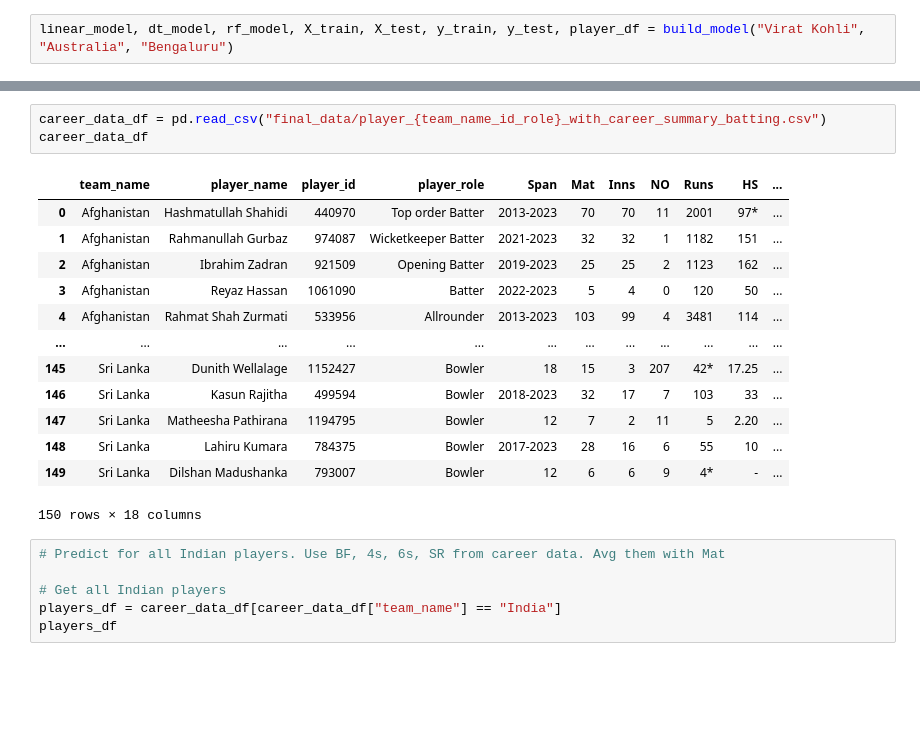
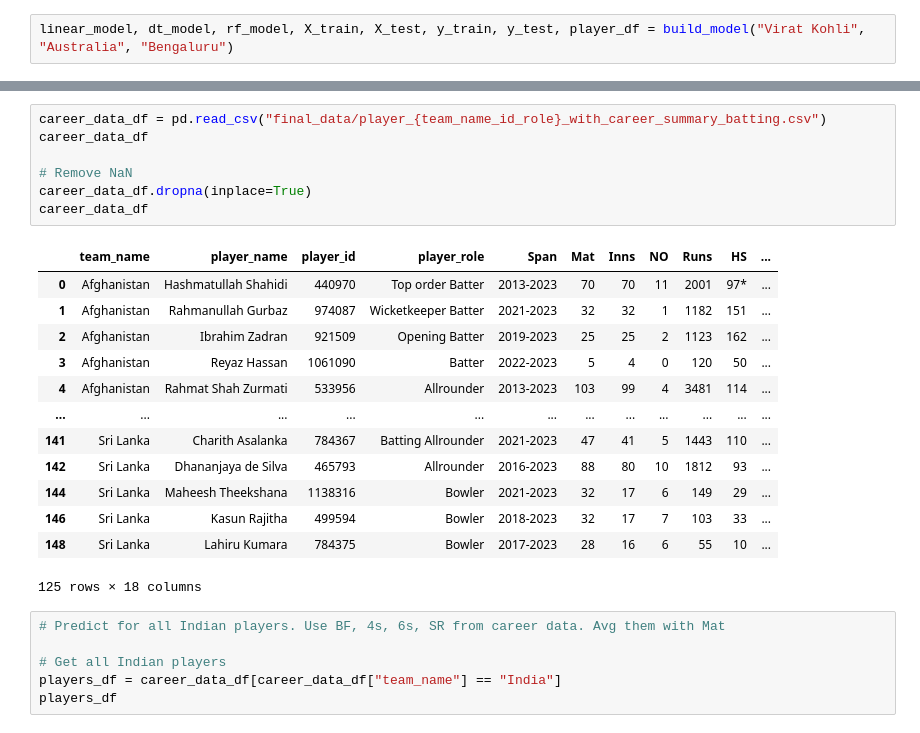
Before and after one commit to Ashrockzzz2003/Cricket_Best_11_Prediction, a Jupyter notebook: runs_and_wickets.ipynb, the cells around one changed output, grey strips where cells are left out. Drawn from its saved outputs; the diff is of its cells as text; blank space fills up the shorter version.

```diff
--- a/approach_2.ipynb
+++ b/runs_and_wickets.ipynb
@@ -897,20 +897,24 @@ def predict_runs(player_name, opposition_name, ground_name, career_sr):
 # %%
 career_data_df = pd.read_csv("final_data/player_{team_name_id_role}_with_career_summary_batting.csv")
 career_data_df
+
+# Remove NaN
+career_data_df.dropna(inplace=True)
+career_data_df
 # %% [output]
 |  | team_name | player_name | player_id | player_role | Span | Mat | Inns | NO | Runs | HS | ... |
 | 0 | Afghanistan | Hashmatullah Shahidi | 440970 | Top order Batter | 2013-2023 | 70 | 70 | 11 | 2001 | 97* | ... |
 | 1 | Afghanistan | Rahmanullah Gurbaz | 974087 | Wicketkeeper Batter | 2021-2023 | 32 | 32 | 1 | 1182 | 151 | ... |
 | 2 | Afghanistan | Ibrahim Zadran | 921509 | Opening Batter | 2019-2023 | 25 | 25 | 2 | 1123 | 162 | ... |
 | 3 | Afghanistan | Reyaz Hassan | 1061090 | Batter | 2022-2023 | 5 | 4 | 0 | 120 | 50 | ... |
 | 4 | Afghanistan | Rahmat Shah Zurmati | 533956 | Allrounder | 2013-2023 | 103 | 99 | 4 | 3481 | 114 | ... |
 | ... | ... | ... | ... | ... | ... | ... | ... | ... | ... | ... | ... |
-| 145 | Sri Lanka | Dunith Wellalage | 1152427 | Bowler | 18 | 15 | 3 | 207 | 42* | 17.25 | ... |
+| 141 | Sri Lanka | Charith Asalanka | 784367 | Batting Allrounder | 2021-2023 | 47 | 41 | 5 | 1443 | 110 | ... |
+| 142 | Sri Lanka | Dhananjaya de Silva | 465793 | Allrounder | 2016-2023 | 88 | 80 | 10 | 1812 | 93 | ... |
+| 144 | Sri Lanka | Maheesh Theekshana | 1138316 | Bowler | 2021-2023 | 32 | 17 | 6 | 149 | 29 | ... |
 | 146 | Sri Lanka | Kasun Rajitha | 499594 | Bowler | 2018-2023 | 32 | 17 | 7 | 103 | 33 | ... |
-| 147 | Sri Lanka | Matheesha Pathirana | 1194795 | Bowler | 12 | 7 | 2 | 11 | 5 | 2.20 | ... |
 | 148 | Sri Lanka | Lahiru Kumara | 784375 | Bowler | 2017-2023 | 28 | 16 | 6 | 55 | 10 | ... |
-| 149 | Sri Lanka | Dilshan Madushanka | 793007 | Bowler | 12 | 6 | 6 | 9 | 4* | - | ... |
-150 rows × 18 columns
+125 rows × 18 columns
 # %%
 # Predict for all Indian players. Use BF, 4s, 6s, SR from career data. Avg them with Mat
 
```
Also changed, not shown: parts of 12 cells of this notebook.
